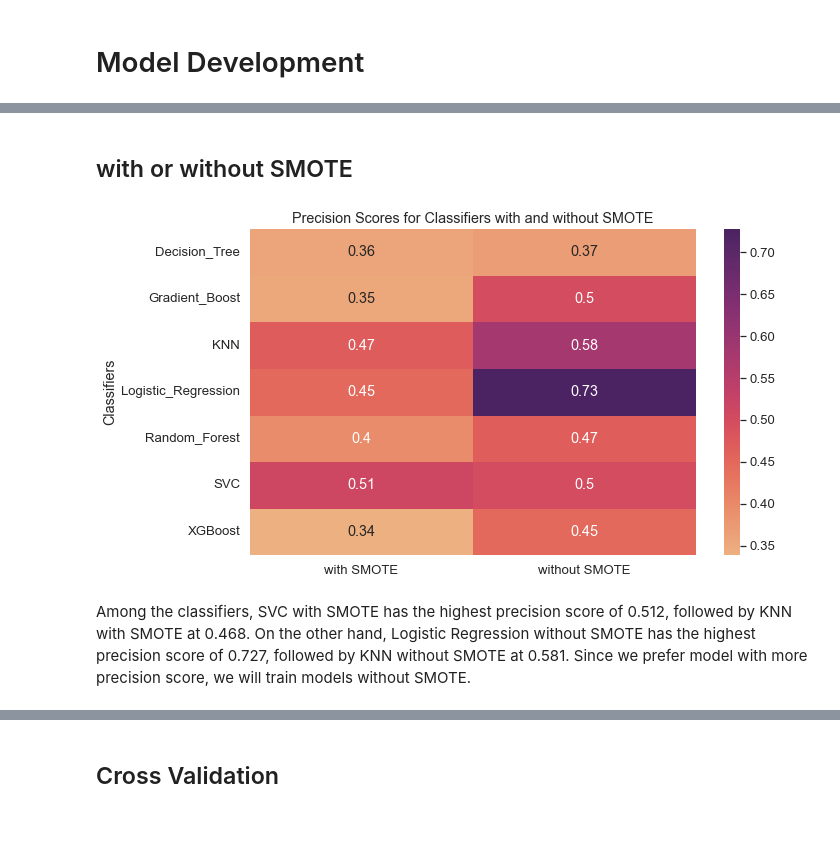
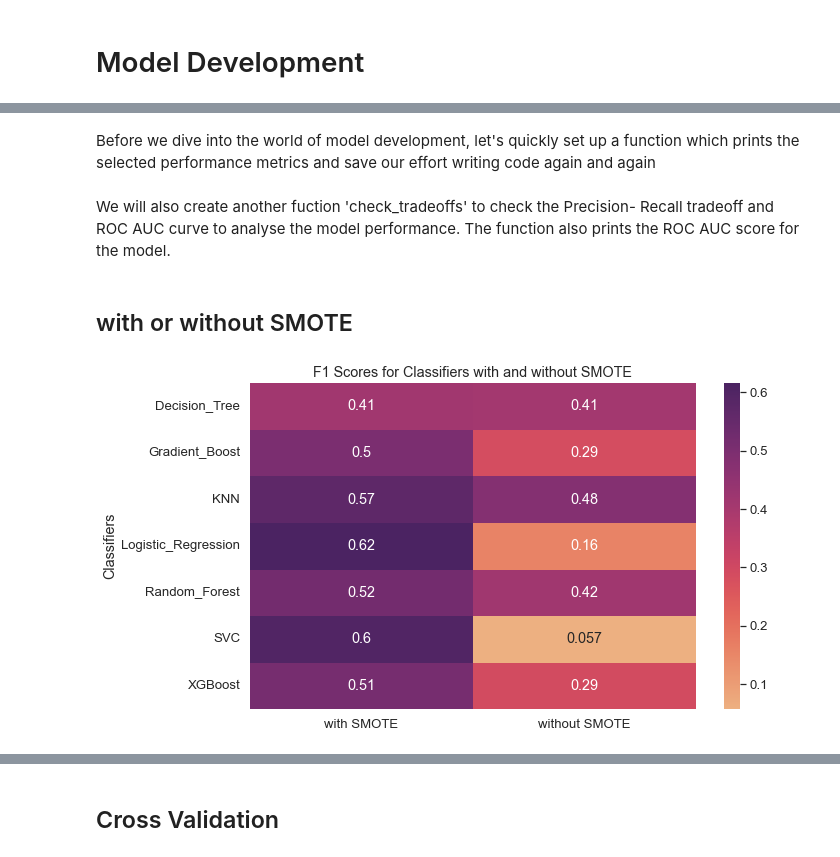
Before and after one commit to mdushetwar/Blood-Donation-Prediction, a Jupyter notebook: BloodDonationPred.ipynb, the cells around one changed output, grey strips where cells are left out. Cells and saved outputs as stored; diff of their text form; code cells hidden in the pictures; blank space fills up the shorter version.

```diff
--- a/BloodDonationPred.ipynb
+++ b/BloodDonationPred.ipynb
@@ -698,0 +726,2 @@ Name: made_donation_in_march_2007, dtype: int64
+# %% [markdown]
+Before we dive into the world of model development, let's quickly set up a function which prints the selected performance metrics and save our effort writing code again and again
@@ -698,0 +742,2 @@ Name: made_donation_in_march_2007, dtype: int64
+# %% [markdown]
+We will also create another fuction 'check_tradeoffs' to check the Precision- Recall tradeoff and ROC AUC curve to analyse the model performance. The function also prints the ROC AUC score for the model.
@@ -701,41 +783,39 @@ Name: made_donation_in_march_2007, dtype: int64
 # %%
 classifiers = {'Logistic_Regression': LogisticRegression(),
                'SVC': SVC(),
                'KNN': KNeighborsClassifier(),
                'Decision_Tree': DecisionTreeClassifier(),
                'Random_Forest': RandomForestClassifier(),
                'Gradient_Boost': GradientBoostingClassifier(),
                'XGBoost': XGBClassifier()}
 
 
 # Define result dictionary to store precision scores
 result_dict = {'Classifiers': [], 'with SMOTE': [], 'without SMOTE': []}
 
-# Loop through classifiers and get precision scores with and without SMOTE
+# Loop through classifiers and get F1 scores with and without SMOTE
 for name, clf in classifiers.items():
-    # Train and test model without SMOTE
+    # without SMOTE
     clf.fit(X_train_transformed, y_train)
     y_pred = clf.predict(X_test_transformed)
-    precision = precision_score(y_test, y_pred)
+    f1_nosmote = f1_score(y_test, y_pred)
     result_dict['Classifiers'].append(name)
-    result_dict['without SMOTE'].append(precision)
+    result_dict['without SMOTE'].append(f1_nosmote)
 
-    # Train and test model with SMOTE
+    # with SMOTE
     clf.fit(X_smote, y_smote)
     y_pred = clf.predict(X_test_transformed)
-    precision = precision_score(y_test, y_pred)
-    result_dict['with SMOTE'].append(precision)
+    f1_smote = f1_score(y_test, y_pred)
+    result_dict['with SMOTE'].append(f1_smote)
 
 # Create pivot table with mean precision scores for each classifier
 result_df = pd.DataFrame(result_dict)
 pivot_table = result_df.pivot_table(index='Classifiers', values=['with SMOTE', 'without SMOTE'], aggfunc='mean')
 
 # Heatmap
 sns.set(font_scale=1.2)
 plt.figure(figsize=(10, 6))
 sns.heatmap(pivot_table, annot=True, cmap='flare')
-plt.title('Precision Scores for Classifiers with and without SMOTE');
+plt.title('F1 Scores for Classifiers with and without SMOTE');
 # %% [output]
-[figure, old version]
+[figure, new version]
-# %% [markdown]
-Among the classifiers, SVC with SMOTE has the highest precision score of 0.512, followed by KNN with SMOTE at 0.468. On the other hand, Logistic Regression without SMOTE has the highest precision score of 0.727, followed by KNN without SMOTE at 0.581. Since we prefer model with more precision score, we will train models without SMOTE.
```
Also changed, not shown: parts of 91 cells of this notebook.
